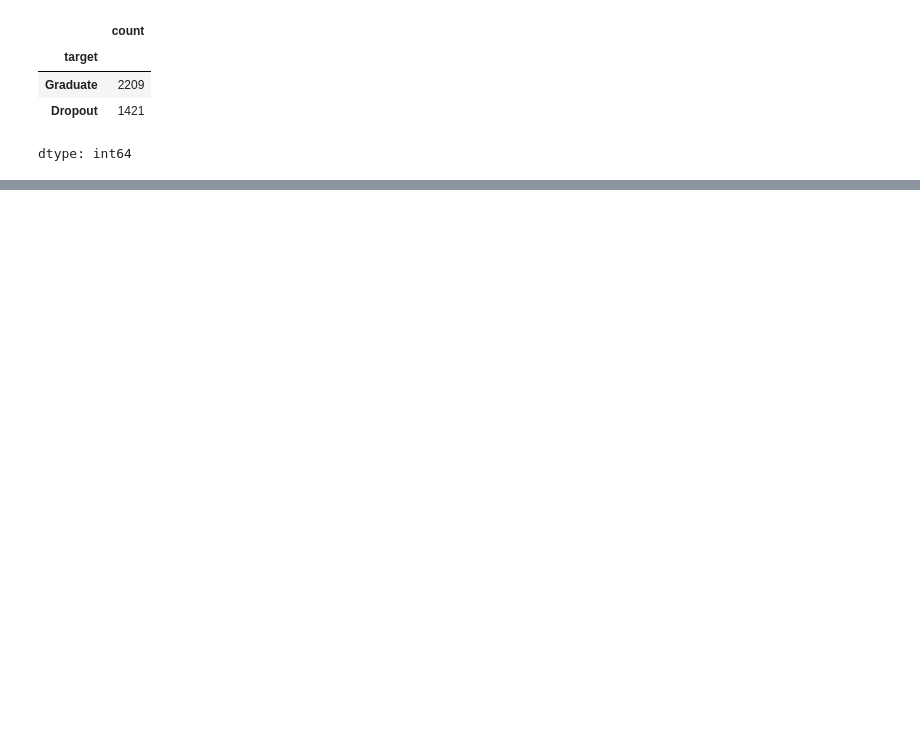
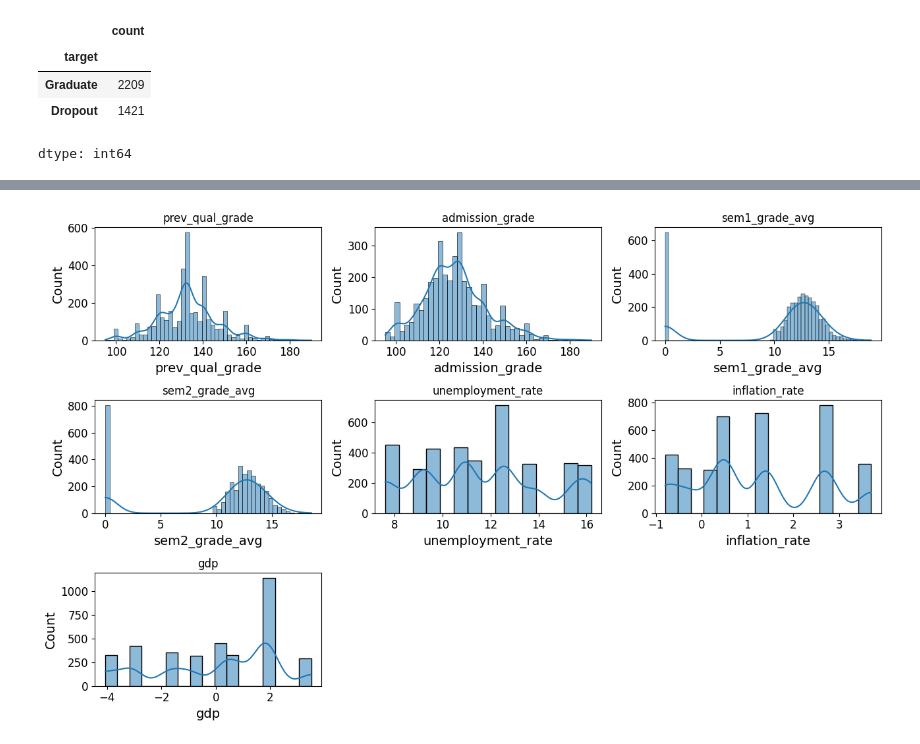
Before and after one commit to MatteoCorsi-git/Master-Data-Science-Statistical-Learning---UNIFI-IMT-Lucca---2024-25, a Jupyter notebook: hands_on_lab (Python)/bozza_hands_on_python_ML_project.ipynb, the cells around one changed output, grey strips where cells are left out. Saved outputs shown, nothing was run; the diff lists cells and outputs as text; code cells hidden in the pictures; blank space fills up the shorter version.

```diff
--- a/hands_on_lab (Python)/bozza_hands_on_python_ML_project.ipynb
+++ b/hands_on_lab (Python)/bozza_hands_on_python_ML_project.ipynb
@@ -212,0 +237,19 @@ memory usage: 1.0+ MB
+# %%
+# Let's plot them to get better insights
+
+cont_cols = ["prev_qual_grade", "admission_grade", "sem1_grade_avg", "sem2_grade_avg", "unemployment_rate","inflation_rate","gdp"]
+
+fig, axes = plt.subplots(3, 3, figsize=(13,8))
+axes = axes.flatten()
+
+for i, col in enumerate(cont_cols):
+  sns.histplot(data = df, x = col, kde = True, ax = axes[i])
+  axes[i].set_title(col)
+
+fig.delaxes(axes[7])
+fig.delaxes(axes[8])
+
+plt.tight_layout()
+plt.show()
+# %% [output]
+[figure, added]
```
Also changed, not shown: parts of 12 cells of this notebook.
